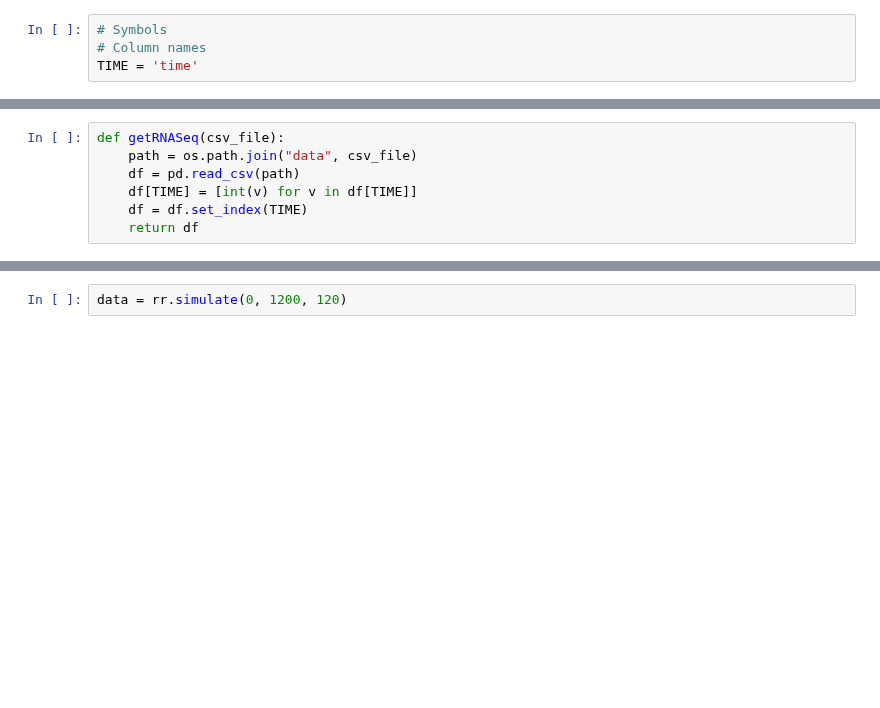
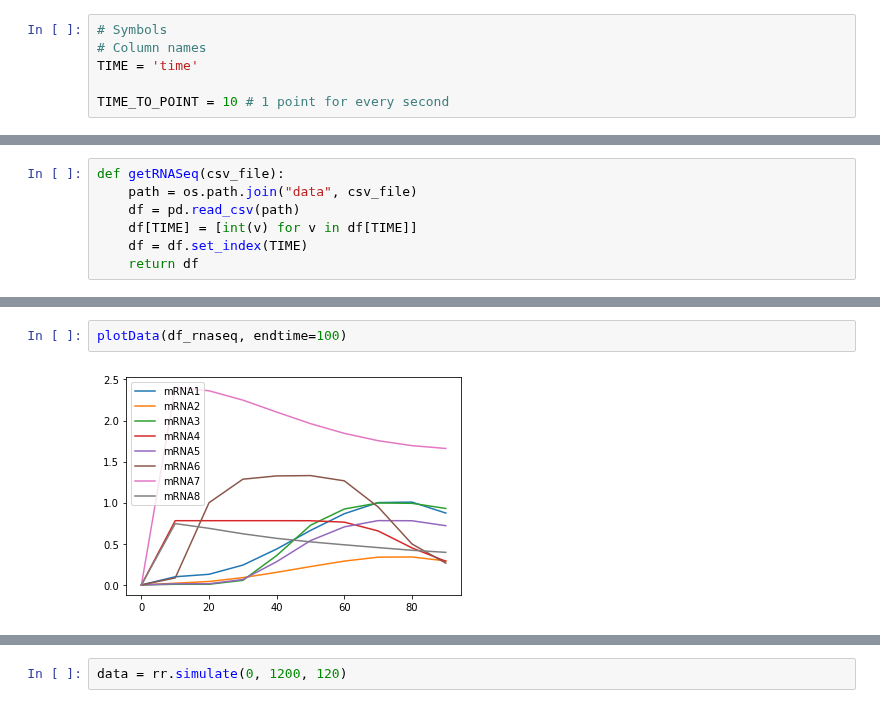
Before and after one commit to ModelEngineering/advancing-biomedical-models, a Jupyter notebook: ModelingGame/ModelingGame.ipynb, the cells around one changed output, grey strips where cells are left out. Saved outputs shown, nothing was run; the diff lists cells and outputs as text; blank space fills up the shorter version.

```diff
--- a/ModelingGame/ModelingGame.ipynb
+++ b/ModelingGame/ModelingGame.ipynb
@@ -13,5 +13,7 @@ import os
 # Symbols
 # Column names
 TIME = 'time'
+
+TIME_TO_POINT = 10 # 1 point for every second
 # %%
 # Initial model
@@ -187,0 +321,4 @@ df.head()
+# %%
+plotData(df_rnaseq, endtime=100)
+# %% [output]
+[figure, added]
```
Also changed, not shown: parts of 19 cells of this notebook.
